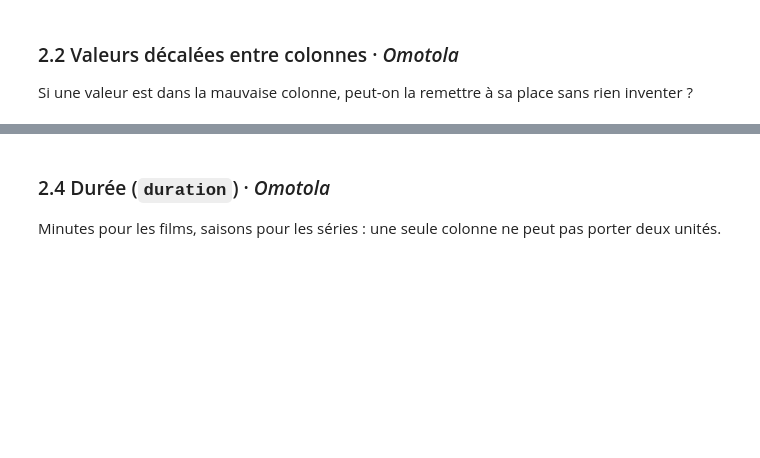
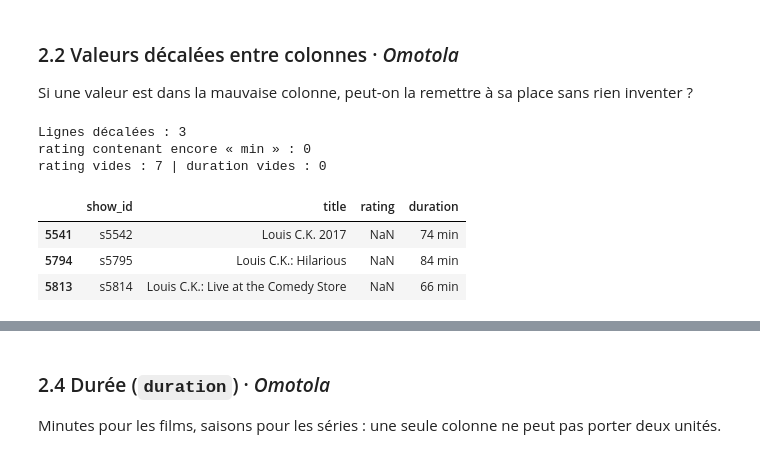
Before and after one commit to Omotolaaa7/ama-binome08-netflix, a Jupyter notebook: notebooks/nettoyage_netflix_binome08.ipynb, the cells around one changed output, grey strips where cells are left out. Cells and saved outputs as stored; diff of their text form; code cells hidden in the pictures; blank space fills up the shorter version.

```diff
--- a/notebooks/nettoyage_netflix_binome08.ipynb
+++ b/notebooks/nettoyage_netflix_binome08.ipynb
@@ -377,5 +415,23 @@ Colonnes concernées : à déterminer dans l'état des lieux.
 
 Si une valeur est dans la mauvaise colonne, peut-on la remettre à sa place sans rien inventer ?
 # %%
-# TODO
+# Les 3 spectacles de Louis C.K. vus en 1.4 : la durée est dans rating et duration est vide
+decalees = df["rating"].str.contains("min", na=False)
+print("Lignes décalées :", decalees.sum())
+
+# D'abord on copie la durée, ensuite seulement on vide rating (dans l'autre sens on copierait du vide)
+df.loc[decalees, "duration"] = df.loc[decalees, "rating"]
+df.loc[decalees, "rating"] = np.nan  # on ne connaît pas leur vraie classification
+
+print("rating contenant encore « min » :", df["rating"].str.contains("min", na=False).sum())
+print("rating vides :", df["rating"].isna().sum(), "| duration vides :", df["duration"].isna().sum())
+df.loc[decalees, ["show_id", "title", "rating", "duration"]]
+# %% [output]
+Lignes décalées : 3
+rating contenant encore « min » : 0
+rating vides : 7 | duration vides : 0
+|  | show_id | title | rating | duration |
+| 5541 | s5542 | Louis C.K. 2017 | NaN | 74 min |
+| 5794 | s5795 | Louis C.K.: Hilarious | NaN | 84 min |
+| 5813 | s5814 | Louis C.K.: Live at the Comedy Store | NaN | 66 min |
 # %% [markdown]
```
Also changed, not shown: parts of 26 cells of this notebook.
